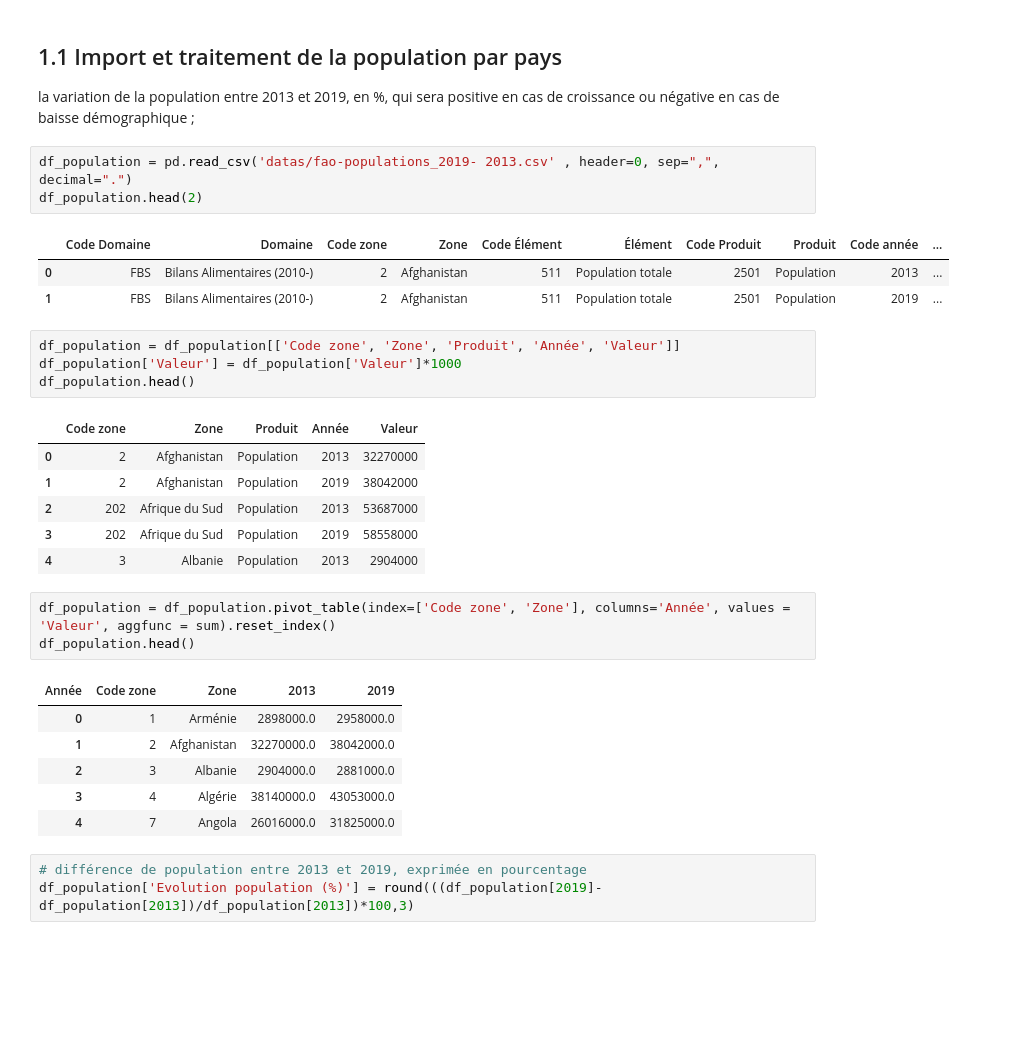
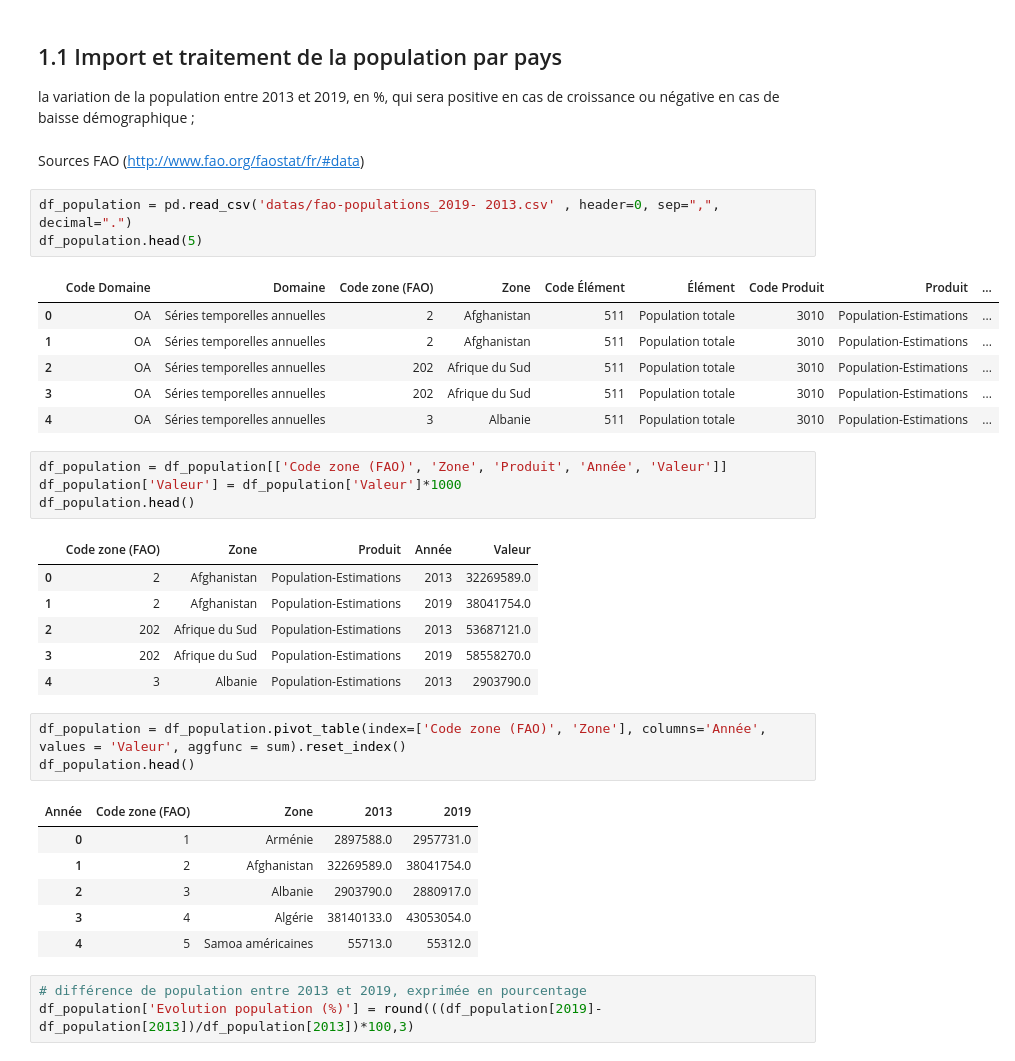
Before and after one commit to ROWAIDAK/ROWAIDAK-P5_Produisez-une-tude-de-march, a Jupyter notebook: P5_01 dendogramme.ipynb, the cells around one changed output. Drawn from its saved outputs; the diff is of its cells as text; blank space fills up the shorter version.

```diff
--- a/P5_01 dendogramme.ipynb
+++ b/P5_01 dendogramme.ipynb
@@ -80,34 +80,39 @@ palette_5 = [teal_a400, indigo_a400, red_a400, yellow_a400, purple_a400]
 # %% [markdown]
 ## 1.1 Import et traitement de la population par pays
 la variation de la population entre 2013 et 2019, en %, qui sera positive en cas de croissance ou négative en cas de baisse démographique ;
+# %% [markdown]
+Sources FAO (http://www.fao.org/faostat/fr/#data)
 # %%
 df_population = pd.read_csv('datas/fao-populations_2019- 2013.csv' , header=0, sep=",", decimal=".")
-df_population.head(2)
+df_population.head(5)
 # %% [output]
-|  | Code Domaine | Domaine | Code zone | Zone | Code Élément | Élément | Code Produit | Produit | Code année | ... |
-| 0 | FBS | Bilans Alimentaires (2010-) | 2 | Afghanistan | 511 | Population totale | 2501 | Population | 2013 | ... |
-| 1 | FBS | Bilans Alimentaires (2010-) | 2 | Afghanistan | 511 | Population totale | 2501 | Population | 2019 | ... |
+|  | Code Domaine | Domaine | Code zone (FAO) | Zone | Code Élément | Élément | Code Produit | Produit | ... |
+| 0 | OA | Séries temporelles annuelles | 2 | Afghanistan | 511 | Population totale | 3010 | Population-Estimations | ... |
+| 1 | OA | Séries temporelles annuelles | 2 | Afghanistan | 511 | Population totale | 3010 | Population-Estimations | ... |
+| 2 | OA | Séries temporelles annuelles | 202 | Afrique du Sud | 511 | Population totale | 3010 | Population-Estimations | ... |
+| 3 | OA | Séries temporelles annuelles | 202 | Afrique du Sud | 511 | Population totale | 3010 | Population-Estimations | ... |
+| 4 | OA | Séries temporelles annuelles | 3 | Albanie | 511 | Population totale | 3010 | Population-Estimations | ... |
 # %%
-df_population = df_population[['Code zone', 'Zone', 'Produit', 'Année', 'Valeur']]
+df_population = df_population[['Code zone (FAO)', 'Zone', 'Produit', 'Année', 'Valeur']]
 df_population['Valeur'] = df_population['Valeur']*1000
 df_population.head()
 # %% [output]
-|  | Code zone | Zone | Produit | Année | Valeur |
-| 0 | 2 | Afghanistan | Population | 2013 | 32270000 |
-| 1 | 2 | Afghanistan | Population | 2019 | 38042000 |
-| 2 | 202 | Afrique du Sud | Population | 2013 | 53687000 |
-| 3 | 202 | Afrique du Sud | Population | 2019 | 58558000 |
-| 4 | 3 | Albanie | Population | 2013 | 2904000 |
+|  | Code zone (FAO) | Zone | Produit | Année | Valeur |
+| 0 | 2 | Afghanistan | Population-Estimations | 2013 | 32269589.0 |
+| 1 | 2 | Afghanistan | Population-Estimations | 2019 | 38041754.0 |
+| 2 | 202 | Afrique du Sud | Population-Estimations | 2013 | 53687121.0 |
+| 3 | 202 | Afrique du Sud | Population-Estimations | 2019 | 58558270.0 |
+| 4 | 3 | Albanie | Population-Estimations | 2013 | 2903790.0 |
 # %%
-df_population = df_population.pivot_table(index=['Code zone', 'Zone'], columns='Année', values = 'Valeur', aggfunc = sum).reset_index()
+df_population = df_population.pivot_table(index=['Code zone (FAO)', 'Zone'], columns='Année', values = 'Valeur', aggfunc = sum).reset_index()
 df_population.head()
 # %% [output]
-| Année | Code zone | Zone | 2013 | 2019 |
-| 0 | 1 | Arménie | 2898000.0 | 2958000.0 |
-| 1 | 2 | Afghanistan | 32270000.0 | 38042000.0 |
-| 2 | 3 | Albanie | 2904000.0 | 2881000.0 |
-| 3 | 4 | Algérie | 38140000.0 | 43053000.0 |
-| 4 | 7 | Angola | 26016000.0 | 31825000.0 |
+| Année | Code zone (FAO) | Zone | 2013 | 2019 |
+| 0 | 1 | Arménie | 2897588.0 | 2957731.0 |
+| 1 | 2 | Afghanistan | 32269589.0 | 38041754.0 |
+| 2 | 3 | Albanie | 2903790.0 | 2880917.0 |
+| 3 | 4 | Algérie | 38140133.0 | 43053054.0 |
+| 4 | 5 | Samoa américaines | 55713.0 | 55312.0 |
 # %%
 # différence de population entre 2013 et 2019, exprimée en pourcentage
 df_population['Evolution population (%)'] = round(((df_population[2019]-df_population[2013])/df_population[2013])*100,3)
```
Also changed, not shown: parts of 38 cells of this notebook.
